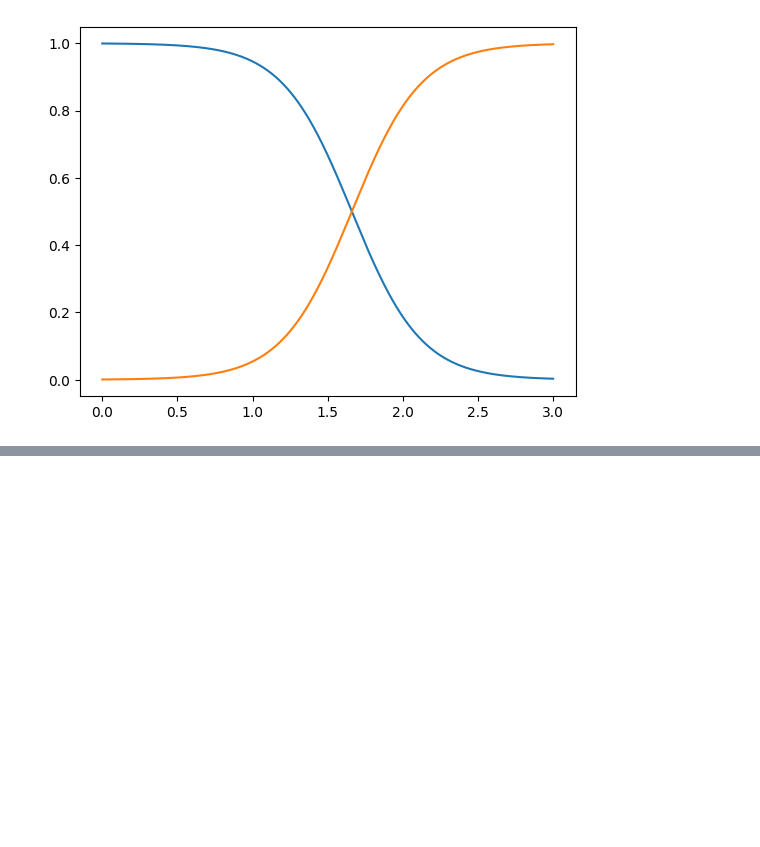
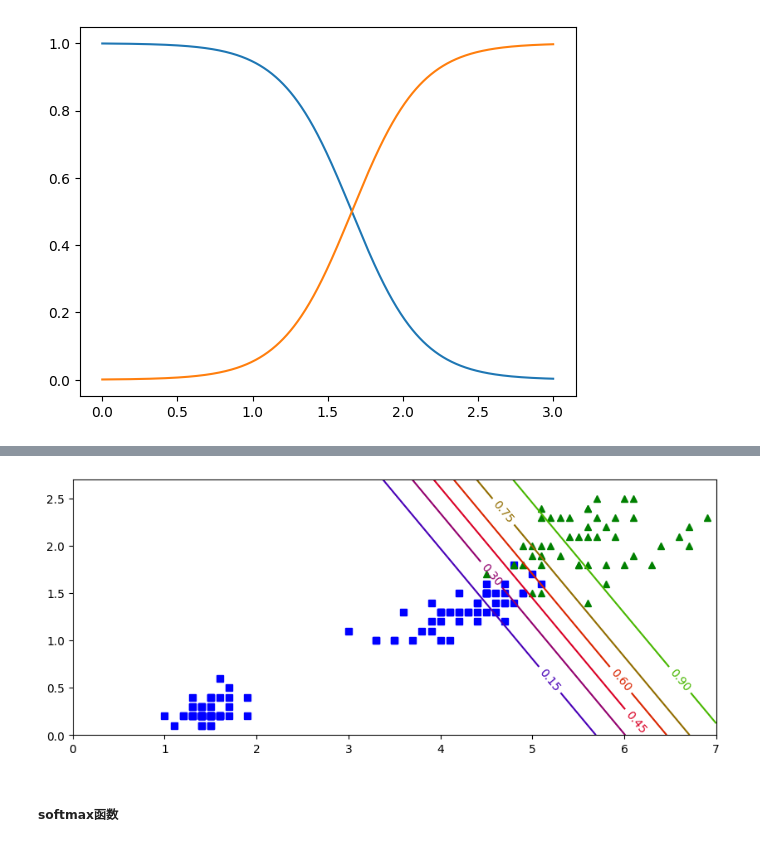
Before and after one commit to zwd1224/machine_learning_practice, a Jupyter notebook: 机器学习/逻辑回归/softmax_logistic_regressin.ipynb, the cells around one changed output, grey strips where cells are left out. Saved outputs shown, nothing was run; the diff lists cells and outputs as text; code cells hidden in the pictures; blank space fills up the shorter version.

```diff
--- a/机器学习/逻辑回归/softmax_logistic_regressin.ipynb
+++ b/机器学习/逻辑回归/softmax_logistic_regressin.ipynb
@@ -33,0 +31,7 @@ plt.show()
+# %%
+X = iris['data'][:,(2,3)]
+y = (iris['target'] == 2).astype(int)
+
+from sklearn.linear_model import LogisticRegression
+log_res = LogisticRegression()
+log_res.fit(X,y)
@@ -33,0 +75,22 @@ plt.show()
+# %%
+x0,x1 = np.meshgrid(np.linspace(0,7,500).reshape(-1,1),np.linspace(0,2.7,200).reshape(-1,1))
+# %%
+# ravel() 将多维数组展平为一维数组。
+# 它与 flatten() 的区别在于，ravel() 返回的是原始数据的视图（如果可能），而 flatten() 总是返回副本。
+# 副本（copy）：创建一个全新的数组，独立于原数组，修改副本不会影响原数组。
+# 视图（view）：对原数组数据的引用，修改视图会直接影响原数组，视图和原数组共享内存。
+x_new = np.c_[x0.ravel(),x1.ravel()]
+# %%
+# 绘制概率等高线图
+x_new_predictions = log_res.predict_proba(x_new)
+plt.figure(figsize=(10,4))
+plt.plot(X[y==0,0],X[y==0,1],'bs')
+plt.plot(X[y==1,0],X[y==1,1],'g^')
+z = x_new_predictions[:,1].reshape(x0.shape)
+contour = plt.contour(x0,x1,z,cmap = plt.cm.brg)
+plt.clabel(contour)
+plt.show()
+# %% [output]
+[figure, added]
+# %% [markdown]
+##### softmax函数
```
Also changed, not shown: parts of 5 cells of this notebook, 1 other file.
